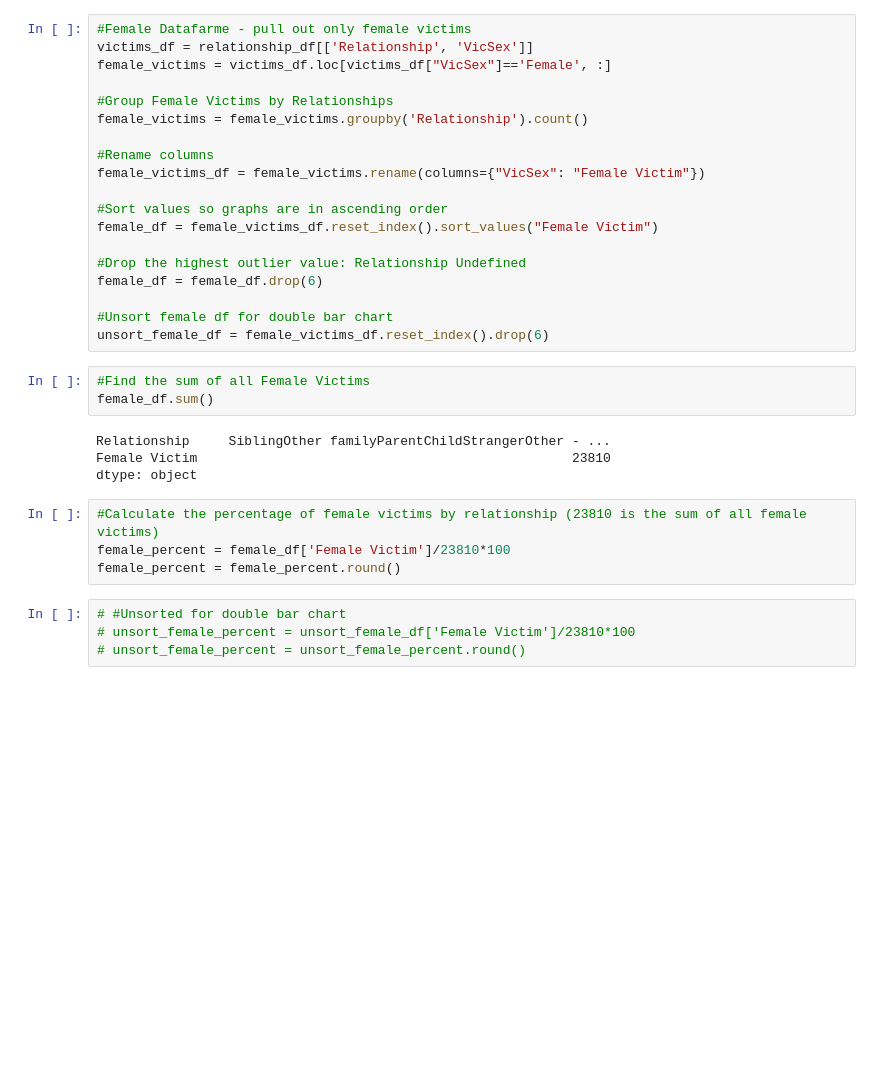
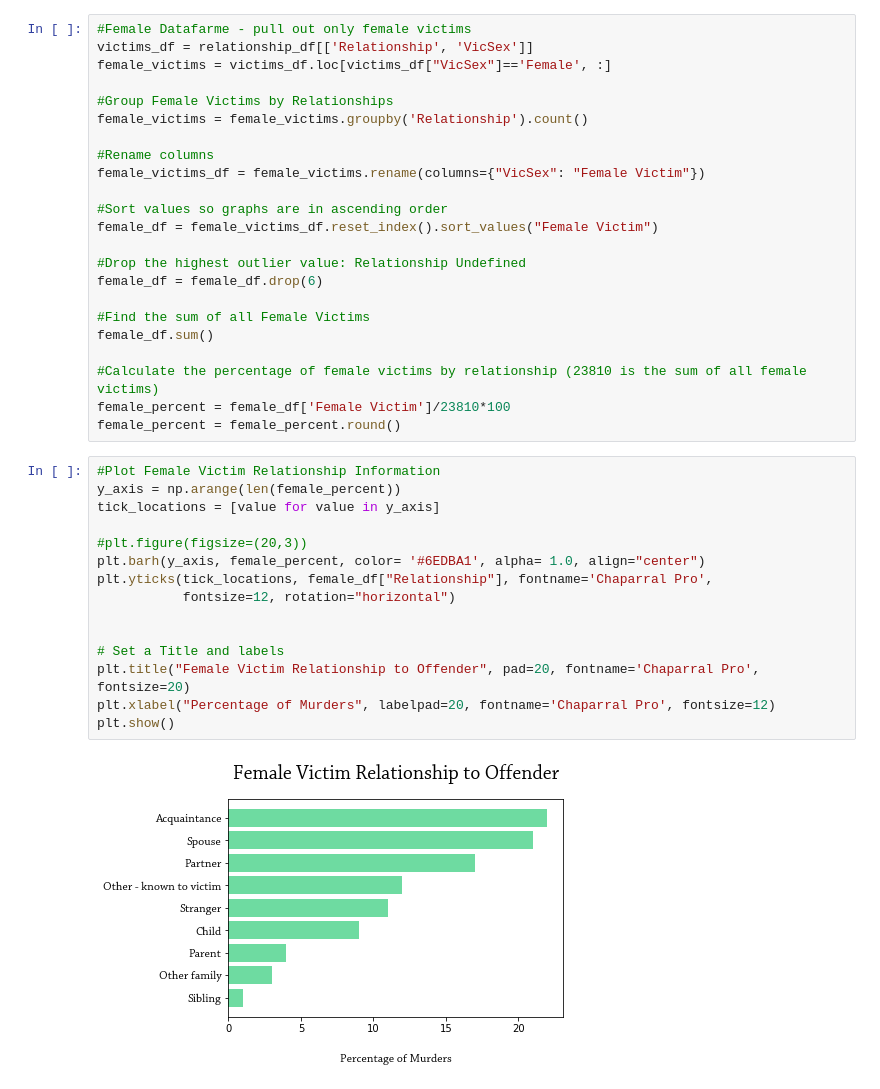
Before and after one commit to bendgame/Project-one, a Jupyter notebook: Midwest_Murder_Relationships.ipynb, the cells around one changed output. Drawn from its saved outputs; the diff is of its cells as text; blank space fills up the shorter version.

```diff
--- a/Midwest_Murder_Relationships.ipynb
+++ b/Midwest_Murder_Relationships.ipynb
@@ -105,23 +87,29 @@ female_df = female_victims_df.reset_index().sort_values("Female Victim")
 #Drop the highest outlier value: Relationship Undefined
 female_df = female_df.drop(6)
 
-#Unsort female df for double bar chart
-unsort_female_df = female_victims_df.reset_index().drop(6)
+#Find the sum of all Female Victims
+female_df.sum()
+
+#Calculate the percentage of female victims by relationship (23810 is the sum of all female victims)
+female_percent = female_df['Female Victim']/23810*100
+female_percent = female_percent.round()
-# %%
-#Find the sum of all Female Victims
-female_df.sum()
-# %% [output]
-Relationship     SiblingOther familyParentChildStrangerOther - ...
-Female Victim                                                23810
-dtype: object
-# %%
-#Calculate the percentage of female victims by relationship (23810 is the sum of all female victims)
-female_percent = female_df['Female Victim']/23810*100
-female_percent = female_percent.round()
-# %%
-# #Unsorted for double bar chart
-# unsort_female_percent = unsort_female_df['Female Victim']/23810*100
-# unsort_female_percent = unsort_female_percent.round()
+# %%
+#Plot Female Victim Relationship Information
+y_axis = np.arange(len(female_percent))
+tick_locations = [value for value in y_axis]
+
+#plt.figure(figsize=(20,3))
+plt.barh(y_axis, female_percent, color= '#6EDBA1', alpha= 1.0, align="center")
+plt.yticks(tick_locations, female_df["Relationship"], fontname='Chaparral Pro',
+           fontsize=12, rotation="horizontal")
+
+
+# Set a Title and labels
+plt.title("Female Victim Relationship to Offender", pad=20, fontname='Chaparral Pro', fontsize=20)
+plt.xlabel("Percentage of Murders", labelpad=20, fontname='Chaparral Pro', fontsize=12)
+plt.show()
+# %% [output]
+[figure, added]
 # %%
 #Male Dataframe - Pull out only Male Victims
 male = victims_df.loc[victims_df["VicSex"] == "Male", :]
```
Also changed, not shown: parts of 13 cells of this notebook.
